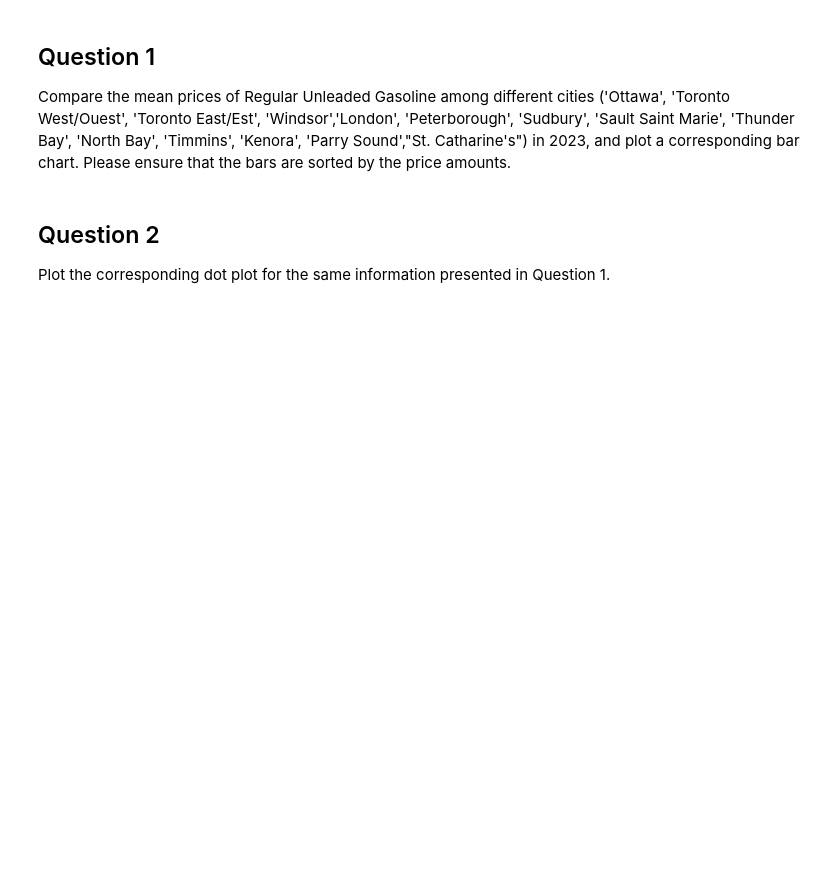
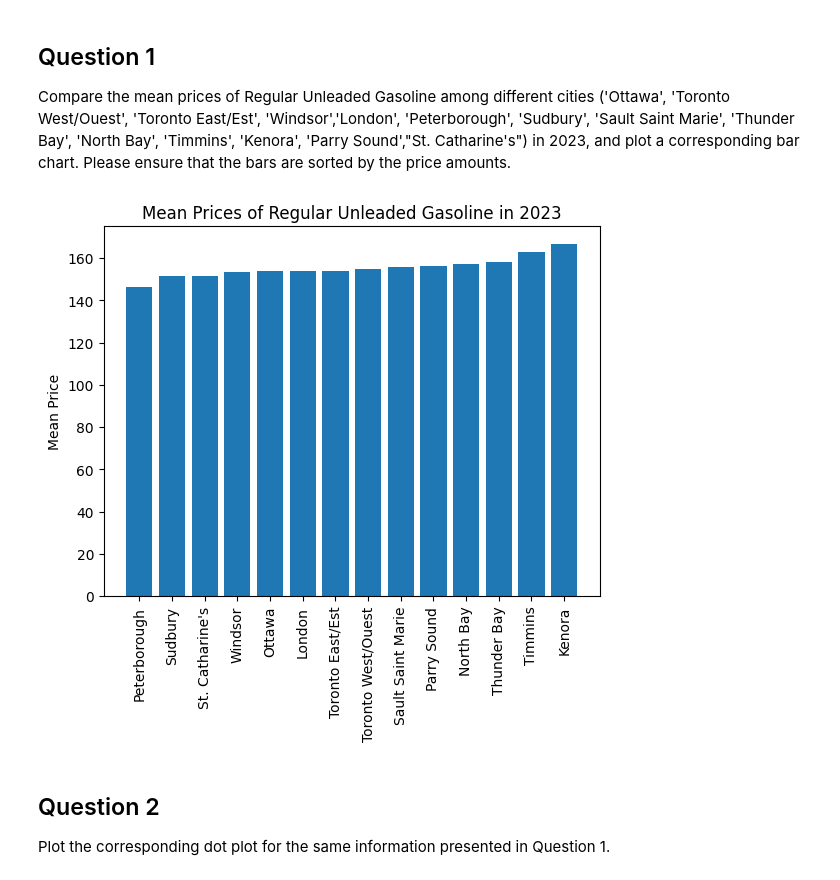
Before and after one commit to steventohme/CP321, a Jupyter notebook: Assignment 1/A1.ipynb, the cells around one changed output. Saved outputs shown, nothing was run; the diff lists cells and outputs as text; code cells hidden in the pictures; blank space fills up the shorter version.

```diff
--- a/Assignment 1/A1.ipynb
+++ b/Assignment 1/A1.ipynb
@@ -31,6 +31,28 @@ df.head(10)
 ## Question 1
 
 Compare the mean prices of Regular Unleaded Gasoline among different cities ('Ottawa', 'Toronto West/Ouest', 'Toronto East/Est', 'Windsor','London', 'Peterborough', 'Sudbury', 'Sault Saint Marie', 'Thunder Bay', 'North Bay', 'Timmins', 'Kenora', 'Parry Sound',"St. Catharine's") in 2023, and plot a corresponding bar chart. Please ensure that the bars are sorted by the price amounts.
+# %%
+
+
+cities = ['Ottawa', 'Toronto West/Ouest', 'Toronto East/Est', 'Windsor','London', 'Peterborough', 'Sudbury', 'Sault Saint Marie', 'Thunder Bay', 'North Bay', 'Timmins', 'Kenora', 'Parry Sound',"St. Catharine's"]
+
+# Filter for 2023 and Regular Unleaded Gasoline
+new_df = df[(df['Fuel Type'] == 'Regular Unleaded Gasoline') & (df['Date'].str.contains('2023'))]
+
+# Calculate mean prices
+mean_prices = {city: new_df[city].mean() for city in cities}
+
+# Sort cities by mean price
+sorted_cities = sorted(mean_prices, key=mean_prices.get)
+
+# Plot
+plt.bar(sorted_cities, [mean_prices[city] for city in sorted_cities])
+plt.xticks(rotation=90)
+plt.ylabel('Mean Price')
+plt.title('Mean Prices of Regular Unleaded Gasoline in 2023')
+plt.show()
+# %% [output]
+[figure, added]
 # %% [markdown]
 ## Question 2
 Plot the corresponding dot plot for the same information presented in Question 1.
```
